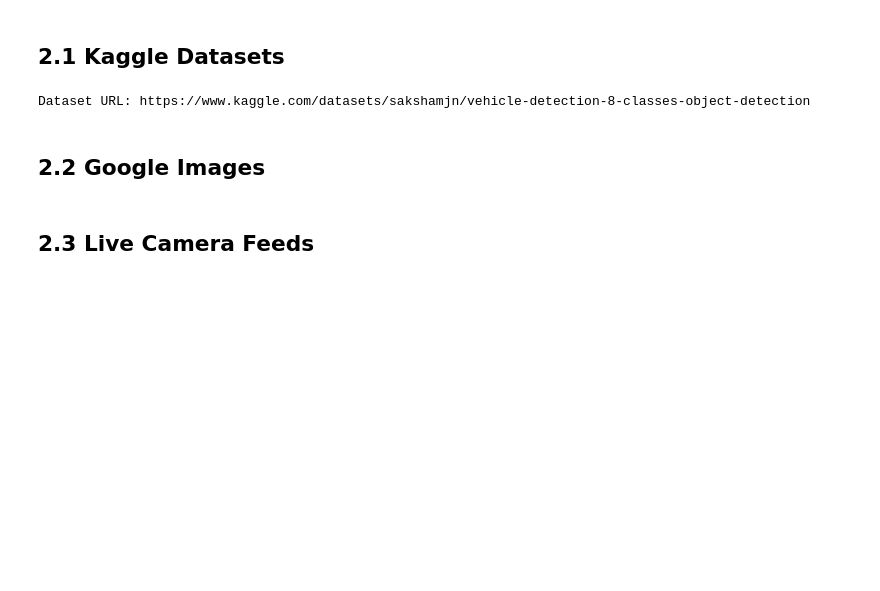
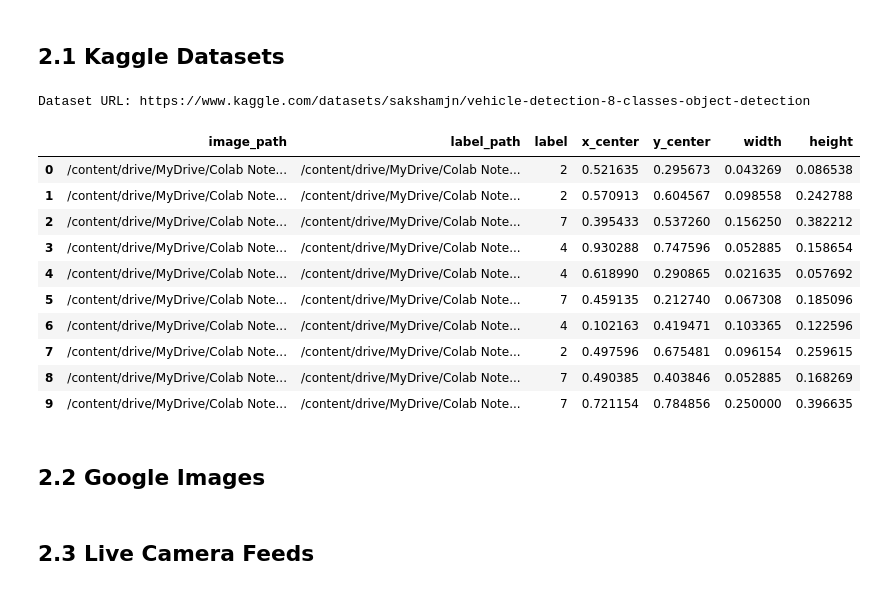
Before and after one commit to HenryLau08/adsai-mlops-2025, a Jupyter notebook: MLOPS.ipynb, the cells around one changed output. Saved outputs shown, nothing was run; the diff lists cells and outputs as text; code cells hidden in the pictures; blank space fills up the shorter version.

```diff
--- a/MLOPS.ipynb
+++ b/MLOPS.ipynb
@@ -112,3 +128,57 @@ Dataset URL: https://www.kaggle.com/datasets/sakshamjn/vehicle-detection-8-class
+# %%
+def extract_labels_and_bboxes(label_file):
+    labels_and_bboxes = []
+    with open(label_file, 'r') as f:
+        lines = f.readlines()
+        for line in lines:
+            # Split by space to get label and bbox
+            parts = line.strip().split(' ')
+            label = int(parts[0])  # label is the first part
+            bbox = [float(x) for x in parts[1:]]  # bbox is the rest (x_center, y_center, width, height)
+            labels_and_bboxes.append((label, bbox))
+    return labels_and_bboxes
+
+# Create an empty list to store all the extracted data
+data = []
+
+# Loop through each image and corresponding label file
+for img, lbl in zip(images, labels):
+    img_path = os.path.join(images_path, img)
+    lbl_path = os.path.join(labels_path, lbl)
+
+    # Extract the labels and bounding boxes from the label file
+    labels_and_bboxes = extract_labels_and_bboxes(lbl_path)
+
+    for label, bbox in labels_and_bboxes:
+        # Add the data for each label and bounding box into the list
+        data.append({
+            'image_path': img_path,
+            'label_path': lbl_path,
+            'label': label,
+            'x_center': bbox[0],
+            'y_center': bbox[1],
+            'width': bbox[2],
+            'height': bbox[3]
+        })
+
+# Create DataFrame from the list of dictionaries
+df_kaggle = pd.DataFrame(data)
+csv_path = os.path.join(data_dir, 'kaggle_data.csv')
+df_kaggle.to_csv(csv_path, index=False)
+# %%
+display(df_kaggle.head(10))
+# %% [output]
+|  | image_path | label_path | label | x_center | y_center | width | height |
+| 0 | /content/drive/MyDrive/Colab Note... | /content/drive/MyDrive/Colab Note... | 2 | 0.521635 | 0.295673 | 0.043269 | 0.086538 |
+| 1 | /content/drive/MyDrive/Colab Note... | /content/drive/MyDrive/Colab Note... | 2 | 0.570913 | 0.604567 | 0.098558 | 0.242788 |
+| 2 | /content/drive/MyDrive/Colab Note... | /content/drive/MyDrive/Colab Note... | 7 | 0.395433 | 0.537260 | 0.156250 | 0.382212 |
+| 3 | /content/drive/MyDrive/Colab Note... | /content/drive/MyDrive/Colab Note... | 4 | 0.930288 | 0.747596 | 0.052885 | 0.158654 |
+| 4 | /content/drive/MyDrive/Colab Note... | /content/drive/MyDrive/Colab Note... | 4 | 0.618990 | 0.290865 | 0.021635 | 0.057692 |
+| 5 | /content/drive/MyDrive/Colab Note... | /content/drive/MyDrive/Colab Note... | 7 | 0.459135 | 0.212740 | 0.067308 | 0.185096 |
+| 6 | /content/drive/MyDrive/Colab Note... | /content/drive/MyDrive/Colab Note... | 4 | 0.102163 | 0.419471 | 0.103365 | 0.122596 |
+| 7 | /content/drive/MyDrive/Colab Note... | /content/drive/MyDrive/Colab Note... | 2 | 0.497596 | 0.675481 | 0.096154 | 0.259615 |
+| 8 | /content/drive/MyDrive/Colab Note... | /content/drive/MyDrive/Colab Note... | 7 | 0.490385 | 0.403846 | 0.052885 | 0.168269 |
+| 9 | /content/drive/MyDrive/Colab Note... | /content/drive/MyDrive/Colab Note... | 7 | 0.721154 | 0.784856 | 0.250000 | 0.396635 |
 # %% [markdown]
 ## 2.2 Google Images
 # %% [markdown]
```
Also changed, not shown: parts of 18 cells of this notebook.
